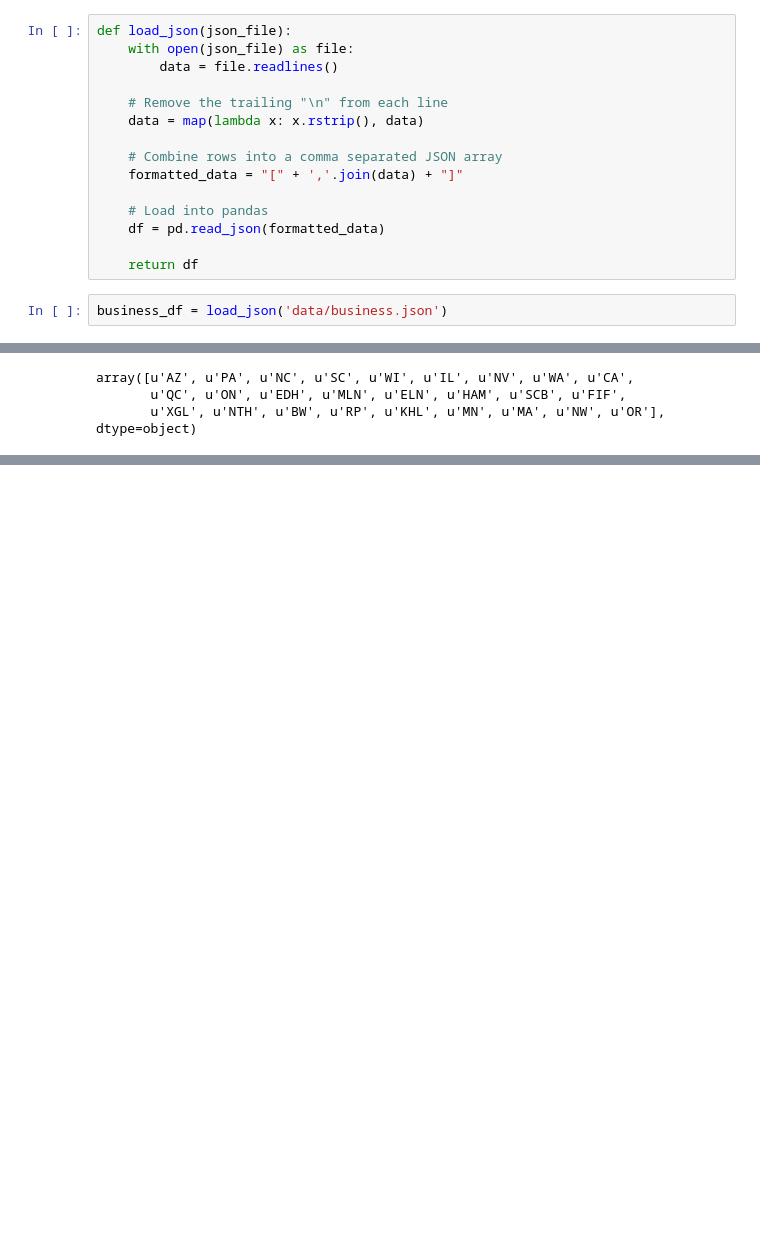
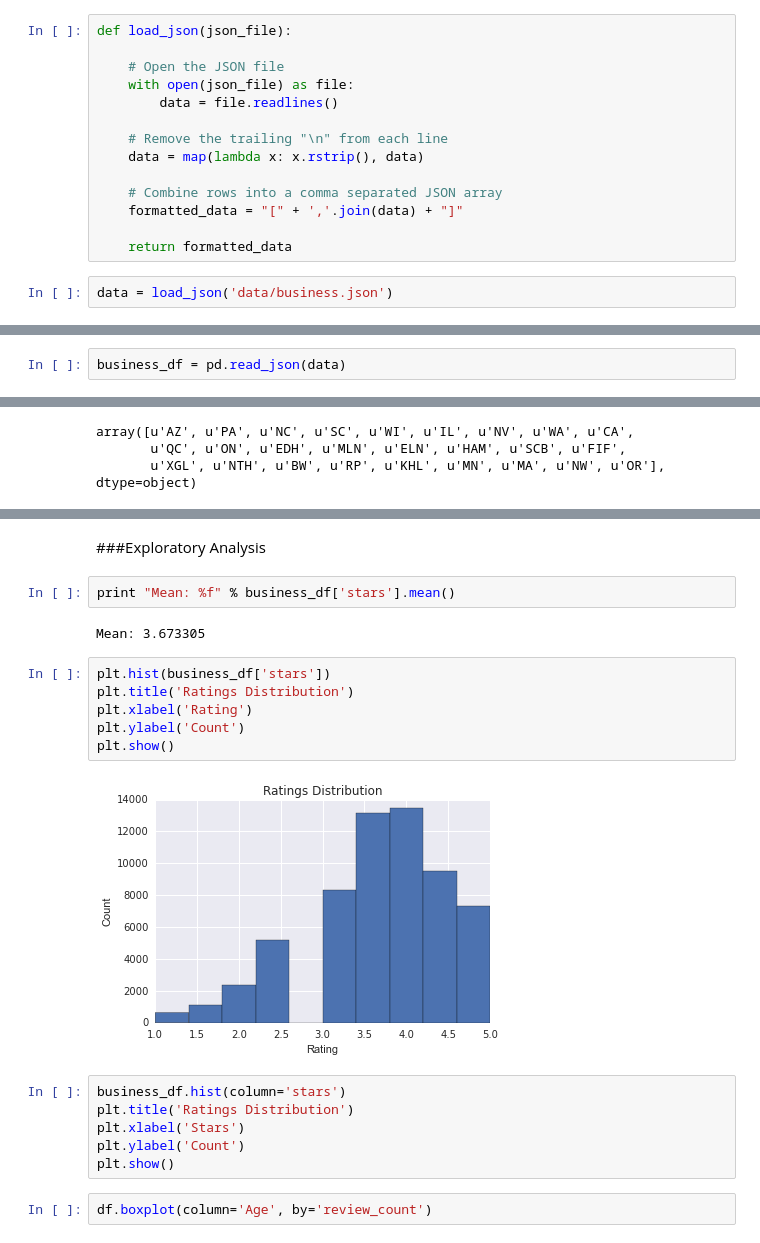
Before and after one commit to karenxiao/pandas-express, a Jupyter notebook: pandas_express.ipynb, the cells around one changed output, grey strips where cells are left out. Saved outputs shown, nothing was run; the diff lists cells and outputs as text; blank space fills up the shorter version.

```diff
--- a/pandas_express.ipynb
+++ b/pandas_express.ipynb
@@ -11,6 +12,8 @@ import matplotlib as plt
 %matplotlib inline
 # %%
 def load_json(json_file):
+
+    # Open the JSON file
     with open(json_file) as file:
         data = file.readlines()
 
@@ -20,9 +23,6 @@ def load_json(json_file):
     # Combine rows into a comma separated JSON array
     formatted_data = "[" + ','.join(data) + "]"
 
-    # Load into pandas
-    df = pd.read_json(formatted_data)
-
-    return df
+    return formatted_data
 # %%
-business_df = load_json('data/business.json')
+data = load_json('data/business.json')
@@ -29,3 +31,5 @@ business_df = load_json('data/business.json')
+# %%
+business_df = pd.read_json(data)
 # %%
 business_df.head()
 # %% [output]
@@ -55,0 +101,22 @@ array([u'AZ', u'PA', u'NC', u'SC', u'WI', u'IL', u'NV', u'WA', u'CA',
+# %% [markdown]
+###Exploratory Analysis
+# %%
+print "Mean: %f" % business_df['stars'].mean()
+# %% [output]
+Mean: 3.673305
+# %%
+plt.hist(business_df['stars'])
+plt.title('Ratings Distribution')
+plt.xlabel('Rating')
+plt.ylabel('Count')
+plt.show()
+# %% [output]
+[figure, added]
+# %%
+business_df.hist(column='stars')
+plt.title('Ratings Distribution')
+plt.xlabel('Stars')
+plt.ylabel('Count')
+plt.show()
+# %%
+df.boxplot(column='Age', by='review_count')
```
Also changed, not shown: parts of 7 cells of this notebook.
